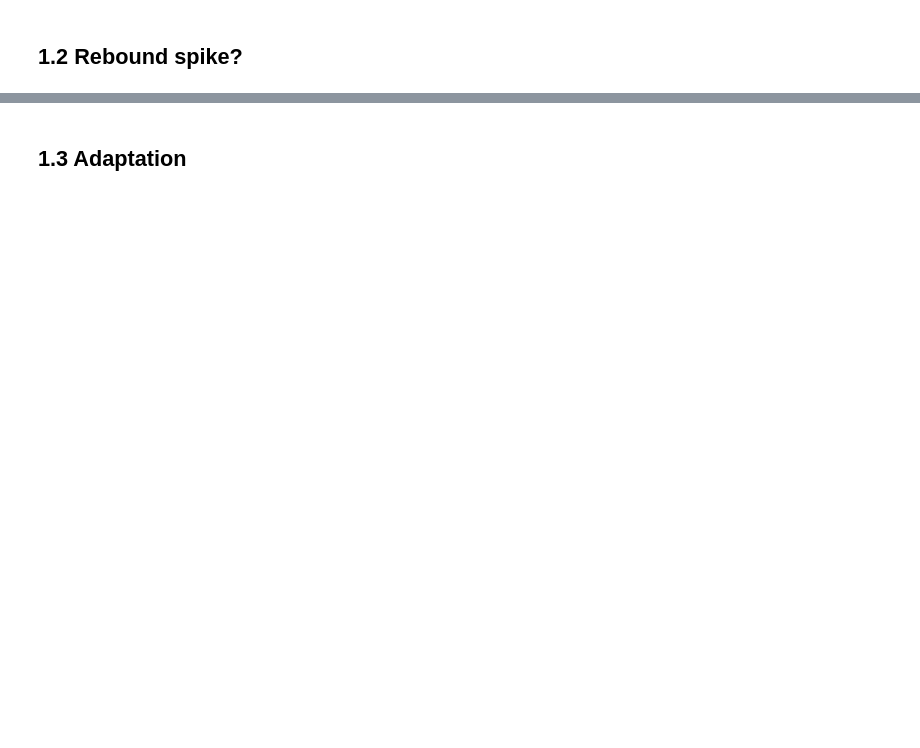
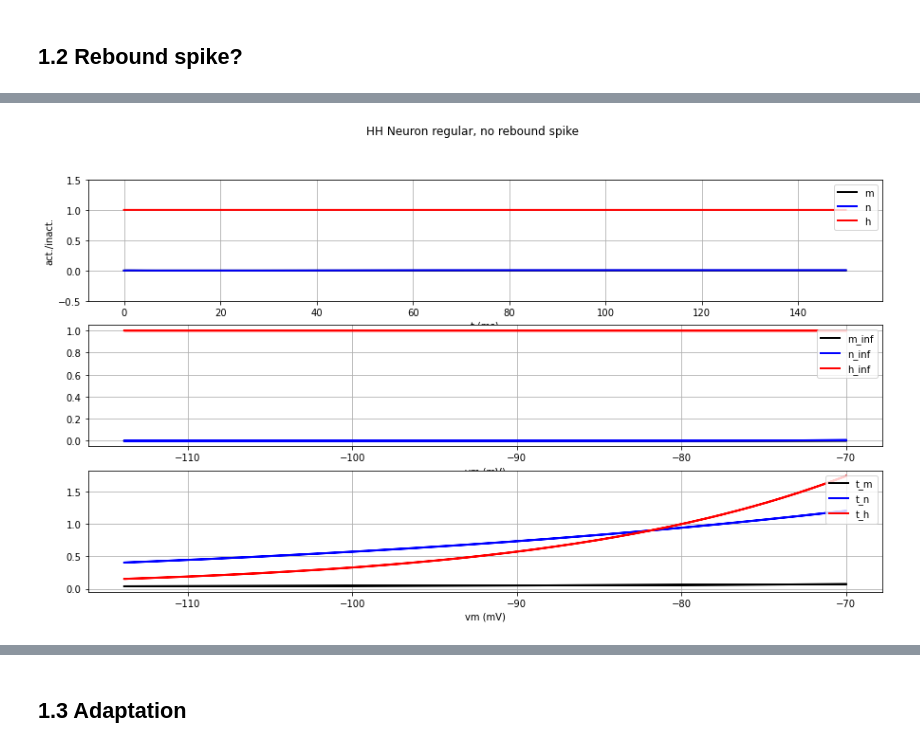
Before and after one commit to Thomas-debug-creator/SingleNeuron-HH2AdEx, a Jupyter notebook: first_notebook.ipynb, the cells around one changed output, grey strips where cells are left out. Cells and saved outputs as stored; diff of their text form; code cells hidden in the pictures; blank space fills up the shorter version.

```diff
--- a/first_notebook.ipynb
+++ b/first_notebook.ipynb
@@ -241 +306,6 @@ HH.plot_data(state_monitor, title="HH Neuron, regular spiking")
+# %%
+# Run multiple simulations with several negative currents
+plot_gating_variables(state_monitor, title="HH Neuron regular, no rebound spike")
+# %% [output]
+[figure, added]
 # %% [markdown]
```
Also changed, not shown: parts of 12 cells of this notebook.
